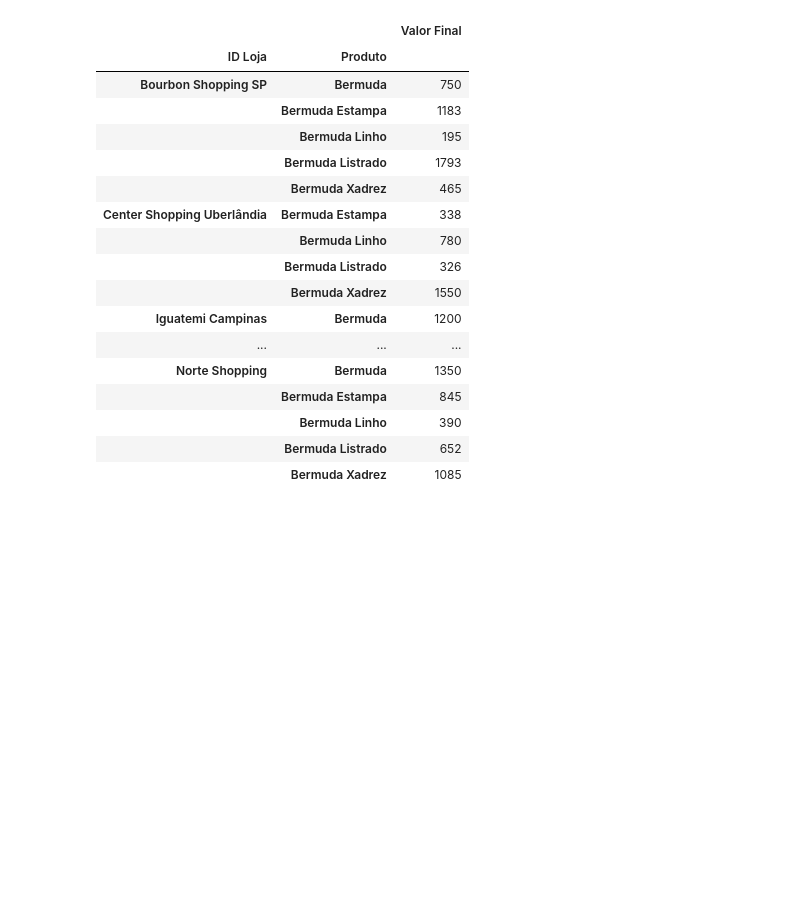
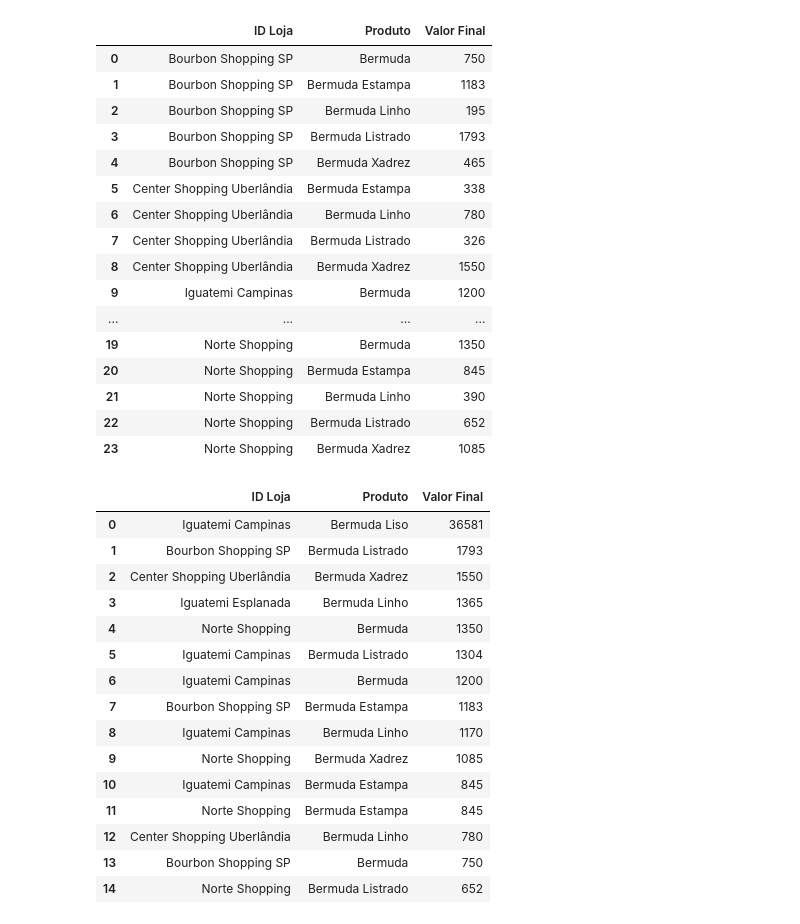
Before and after one commit to guilhptg/analise_loja_bermudas, a Jupyter notebook: analise_.ipynb, the cells around one changed output. Drawn from its saved outputs; the diff is of its cells as text; code cells hidden in the pictures; blank space fills up the shorter version.

```diff
--- a/analise_.ipynb
+++ b/analise_.ipynb
@@ -10,8 +14,7 @@ import pandas as pd
 # %%
 # importar os dados
-
-tabela = pd.read_excel('Vendas.xlsx')
-display(tabela)
+df_vendas = pd.read_excel('Vendas.xlsx')
+display(df_vendas.head(20))
 # %% [output]
 |  | Data | ID Loja | Produto | Quantidade | Valor Unitário | Valor Final |
 | 0 | 2019-12-01 | Iguatemi Campinas | Bermuda Estampa | 1 | 169 | 169 |
@@ -67,23 +70,40 @@ display(fatumento_por_loja)
 # %%
 # detalhes
-tababela_loja_produto = tabela[['ID Loja', 'Produto', 'Valor Final']].groupby(['ID Loja', 'Produto']).sum()
+tababela_loja_produto = df_vendas[['ID Loja', 'Produto', 'Valor Final']].groupby(['ID Loja', 'Produto'], as_index=False).sum()
 display(tababela_loja_produto)
+tababela_loja_produto = df_vendas[['ID Loja', 'Produto', 'Valor Final']].groupby(['ID Loja', 'Produto']).sum().sort_values(by='Valor Final', ascending=False).reset_index()
+display(tababela_loja_produto.head(15))
 # %% [output]
-|  |  | Valor Final |
-| ID Loja | Produto |  |
-| Bourbon Shopping SP | Bermuda | 750 |
-|  | Bermuda Estampa | 1183 |
-|  | Bermuda Linho | 195 |
-|  | Bermuda Listrado | 1793 |
-|  | Bermuda Xadrez | 465 |
-| Center Shopping Uberlândia | Bermuda Estampa | 338 |
-|  | Bermuda Linho | 780 |
-|  | Bermuda Listrado | 326 |
-|  | Bermuda Xadrez | 1550 |
-| Iguatemi Campinas | Bermuda | 1200 |
-| ... | ... | ... |
-| Norte Shopping | Bermuda | 1350 |
-|  | Bermuda Estampa | 845 |
-|  | Bermuda Linho | 390 |
-|  | Bermuda Listrado | 652 |
-|  | Bermuda Xadrez | 1085 |
+|  | ID Loja | Produto | Valor Final |
+| 0 | Bourbon Shopping SP | Bermuda | 750 |
+| 1 | Bourbon Shopping SP | Bermuda Estampa | 1183 |
+| 2 | Bourbon Shopping SP | Bermuda Linho | 195 |
+| 3 | Bourbon Shopping SP | Bermuda Listrado | 1793 |
+| 4 | Bourbon Shopping SP | Bermuda Xadrez | 465 |
+| 5 | Center Shopping Uberlândia | Bermuda Estampa | 338 |
+| 6 | Center Shopping Uberlândia | Bermuda Linho | 780 |
+| 7 | Center Shopping Uberlândia | Bermuda Listrado | 326 |
+| 8 | Center Shopping Uberlândia | Bermuda Xadrez | 1550 |
+| 9 | Iguatemi Campinas | Bermuda | 1200 |
+| ... | ... | ... | ... |
+| 19 | Norte Shopping | Bermuda | 1350 |
+| 20 | Norte Shopping | Bermuda Estampa | 845 |
+| 21 | Norte Shopping | Bermuda Linho | 390 |
+| 22 | Norte Shopping | Bermuda Listrado | 652 |
+| 23 | Norte Shopping | Bermuda Xadrez | 1085 |
+|  | ID Loja | Produto | Valor Final |
+| 0 | Iguatemi Campinas | Bermuda Liso | 36581 |
+| 1 | Bourbon Shopping SP | Bermuda Listrado | 1793 |
+| 2 | Center Shopping Uberlândia | Bermuda Xadrez | 1550 |
+| 3 | Iguatemi Esplanada | Bermuda Linho | 1365 |
+| 4 | Norte Shopping | Bermuda | 1350 |
+| 5 | Iguatemi Campinas | Bermuda Listrado | 1304 |
+| 6 | Iguatemi Campinas | Bermuda | 1200 |
+| 7 | Bourbon Shopping SP | Bermuda Estampa | 1183 |
+| 8 | Iguatemi Campinas | Bermuda Linho | 1170 |
+| 9 | Norte Shopping | Bermuda Xadrez | 1085 |
+| 10 | Iguatemi Campinas | Bermuda Estampa | 845 |
+| 11 | Norte Shopping | Bermuda Estampa | 845 |
+| 12 | Center Shopping Uberlândia | Bermuda Linho | 780 |
+| 13 | Bourbon Shopping SP | Bermuda | 750 |
+| 14 | Norte Shopping | Bermuda Listrado | 652 |
```
Also changed, not shown: parts of 16 cells of this notebook, 3 other files.
